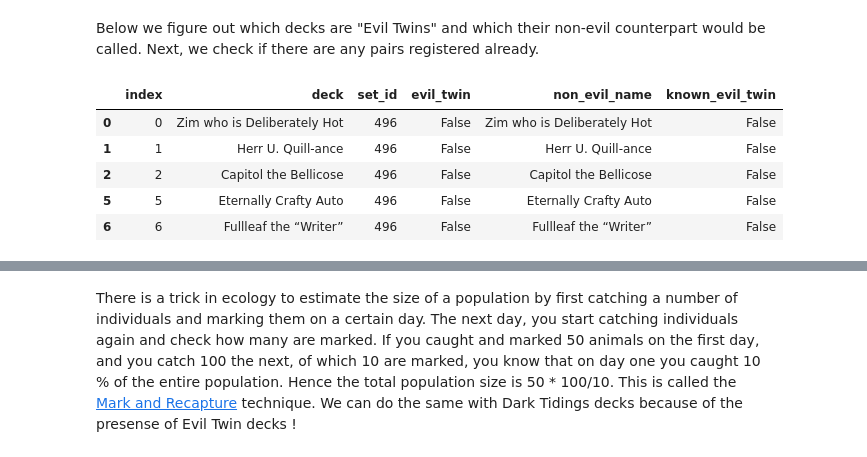
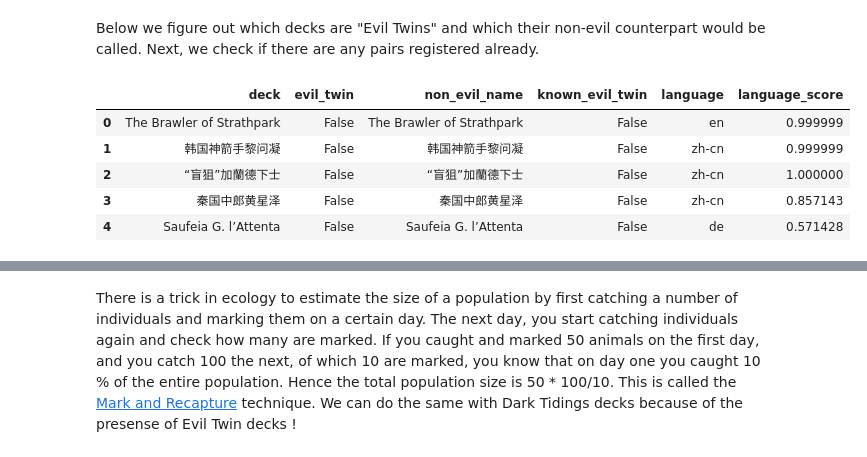
Before and after one commit to 4dcu-be/BayesianSalesAnalysis, a Jupyter notebook: 011 - Analyze Deck Names.ipynb, the cells around one changed output, grey strips where cells are left out. Cells and saved outputs as stored; diff of their text form; code cells hidden in the pictures.

Commit message:
evil twin stats

```diff
--- a/011 - Analyze Deck Names.ipynb
+++ b/011 - Analyze Deck Names.ipynb
@@ -9,8 +10,8 @@ import numpy as np
 # %% [output]
 [interactive output not drawn]
 # %%
-deck_data = (
-    pd.read_table("./data/deck_names.tab", index_col=0).drop_duplicates().reset_index()
-)
+deck_data = pd.read_csv(
+    "./data/dark_tidings_names.csv", header=None, names=["deck"]
+).drop_duplicates()
 deck_data.tail()
 # %% [output]
@@ -24,18 +38,48 @@ deck_data.tail()
 # %% [markdown]
 Below we figure out which decks are "Evil Twins" and which their non-evil counterpart would be called. Next, we check if there are any pairs registered already.
 # %%
+from langdetect import detect_langs
+import regex
+
+valid_lang = ["en", "zh-cn", "de", "fr", "it", "es", "ko", "pl", "pt"]
+
+
+def is_hangul(value):
+    if regex.search(r"\p{IsHangul}", value):
+        return True
+    return False
+
+
+def find_language(text: str):
+    language = None
+    score = 0
+    detected_lgs = detect_langs(text)
+    for dl, s in [(dtl.lang, dtl.prob) for dtl in detected_lgs]:
+        if dl in valid_lang:
+            if dl == "ko":
+                # Extra check as Chinese is often detected as Korean
+                language = "ko" if is_hangul(text) else "zh-cn"
+            else:
+                language = dl
+            score = s
+            break
+    return language, score
+
+
 evil_prefix = [
     "Evil Twin of ",  # English
     "Gemello di ",  # Italian
     "Le Double Maléfique de ",  # French
     "Reflejo Oscuro de ",  # Spanish
     "Böser Zwilling von ",  # German
-    "恶之",  # Chinese,
+    "恶之",  # Chinese
+    "邪恶",  # Chinese
     "Gêmeo do Mal de ",  # Portugese
 ]
 evil_suffix = [
     "’s Evil Twin",  # English
     " - Zła Bliźniaczka",  # Polish
+    " - Zły Bliźniak",  # Polish
     "的邪恶分身",  # Chinese
     "的邪惡雙生",  # Chinese
     "의 사악한 분신",  # Korean
@@ -60,42 +104,53 @@ def start_pipeline(df):
     return df.copy()
 
 
-def filter_set(df, set_id):
-    return df[df.set_id == set_id]
-
-
 def detect_evil_twins(df):
     df["evil_twin"] = df["deck"].apply(is_evil_twin)
 
     return df
 
 
 def rename_evil_twins(df):
     df["non_evil_name"] = df["deck"].apply(non_evil_name)
 
     return df
 
 
 def has_known_evil_twin(df):
     evil_twins = list(df[df.evil_twin].non_evil_name)
     df["known_evil_twin"] = df["deck"].isin(evil_twins)
 
     return df
 
 
+def add_language(df):
+    languages, scores = [], []
+
+    for d in tqdm(df.deck, desc="Detecting deck languages"):
+        language, score = find_language(d)
+
+        languages.append(language)
+        scores.append(score)
+
+    df["language"] = languages
+    df["language_score"] = scores
+
+    return df
+
+
 twin_data = (
     deck_data.pipe(start_pipeline)
-    .pipe(filter_set, 496)
     .pipe(detect_evil_twins)
     .pipe(rename_evil_twins)
     .pipe(has_known_evil_twin)
+    .pipe(add_language)
 )
 twin_data.head()
 # %% [output]
-|  | index | deck | set_id | evil_twin | non_evil_name | known_evil_twin |
-| 0 | 0 | Zim who is Deliberately Hot | 496 | False | Zim who is Deliberately Hot | False |
-| 1 | 1 | Herr U. Quill‑ance | 496 | False | Herr U. Quill‑ance | False |
-| 2 | 2 | Capitol the Bellicose | 496 | False | Capitol the Bellicose | False |
-| 5 | 5 | Eternally Crafty Auto | 496 | False | Eternally Crafty Auto | False |
-| 6 | 6 | Fullleaf the “Writer” | 496 | False | Fullleaf the “Writer” | False |
+|  | deck | evil_twin | non_evil_name | known_evil_twin | language | language_score |
+| 0 | The Brawler of Strathpark | False | The Brawler of Strathpark | False | en | 0.999999 |
+| 1 | 韩国神箭手黎问凝 | False | 韩国神箭手黎问凝 | False | zh-cn | 0.999999 |
+| 2 | “盲狙”加蘭德下士 | False | “盲狙”加蘭德下士 | False | zh-cn | 1.000000 |
+| 3 | 秦国中郎黄星泽 | False | 秦国中郎黄星泽 | False | zh-cn | 0.857143 |
+| 4 | Saufeia G. l’Attenta | False | Saufeia G. l’Attenta | False | de | 0.571428 |
 [interactive output not drawn]
```
Also changed, not shown: parts of 17 cells of this notebook, 8 other files.
